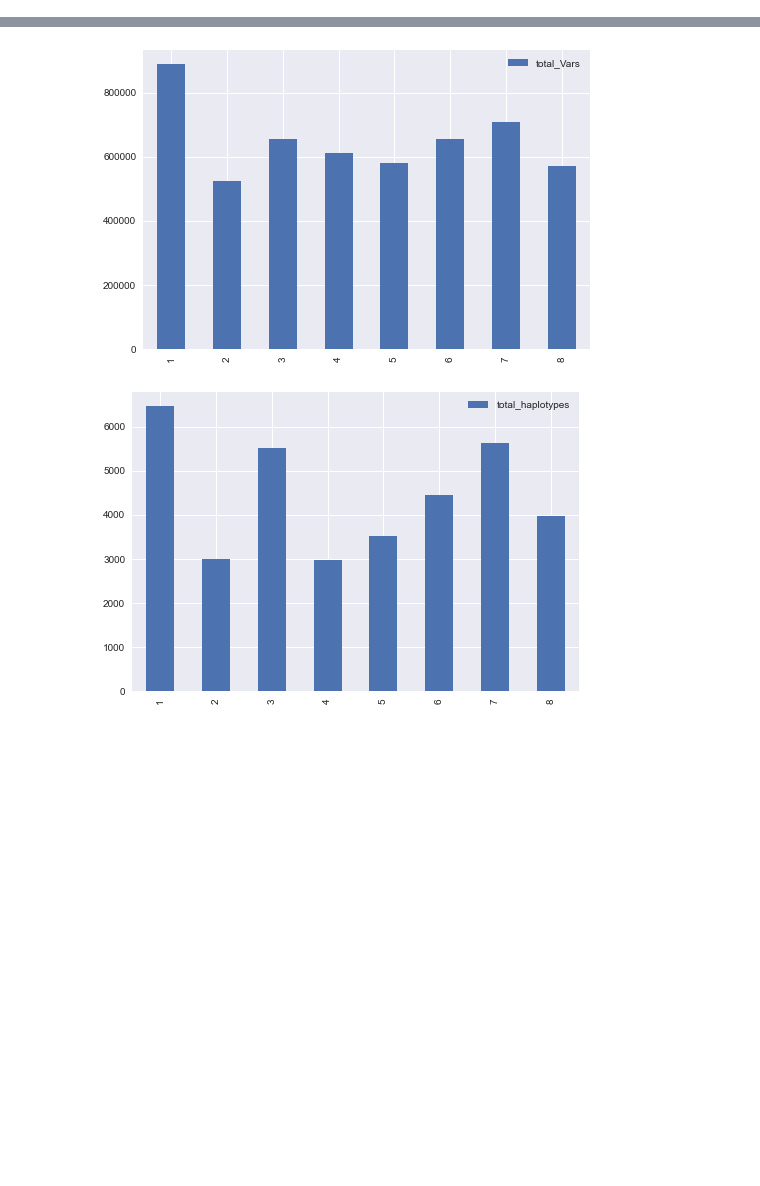
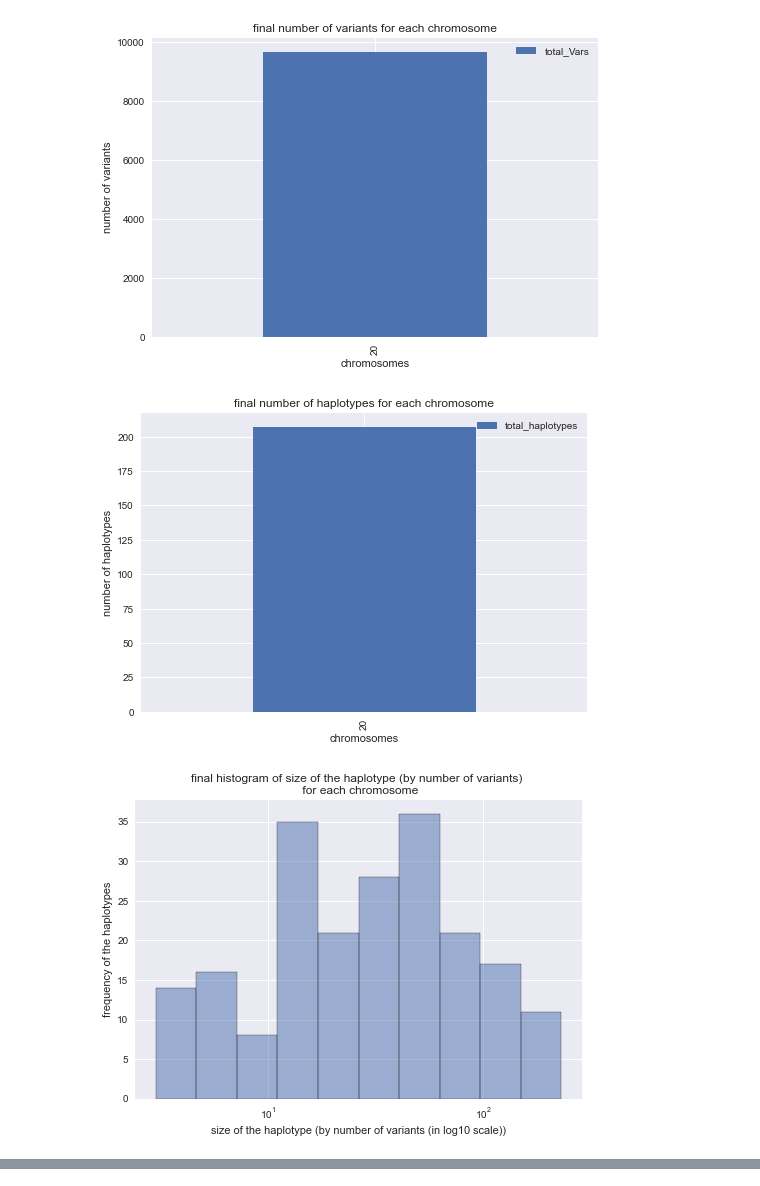
Before and after one commit to everestial/phase-extender, a Jupyter notebook: quickstart.ipynb, the cells around one changed output, grey strips where cells are left out. Drawn from its saved outputs; the diff is of its cells as text; code cells hidden in the pictures; blank space fills up the shorter version.

Commit message:
Add plot for quickstart

```diff
--- a/quickstart.ipynb
+++ b/quickstart.ipynb
@@ -33,2 +41,5 @@ initial_hap_df
 # %%
+
 plot_all_data(initial_hap_df, soi=soi, prefix='initial',outputdir=outputdir ,logscale_x=True)
+final_hap_df = pd.read_csv(final_df_path1, sep='\t', )
+final_hap_df
@@ -35,3 +48,0 @@ plot_all_data(initial_hap_df, soi=soi, prefix='initial',outputdir=outputdir ,log
-# %%
-final_hap_df = pd.read_csv(final_df_path, sep='\t', )
-final_hap_df
@@ -48,2 +49,7 @@ final_hap_df
 # %%
-plot_all_data(final_hap_df, soi, prefix='final',outputdir=outputdir,logscale_x=True, show_plot=False)
+
+plot_all_data(final_hap_df, soi, prefix='final',outputdir=outputdir,logscale_x=True,show_plot=True)
+# %% [output]
+[figure, added]
+[figure, added]
+[figure, added]
@@ -50,12 +56,0 @@ plot_all_data(final_hap_df, soi, prefix='final',outputdir=outputdir,logscale_x=T
-# %%
-xcol="CHROM"
-ycol="total_Vars"
-plot_bar_hapstats(final_hap_df, xcol, ycol, filepath='chrome_by_total_vars', show_plot=True)
-# %% [output]
-[figure, removed]
-# %%
-xcol="CHROM"
-ycol="total_haplotypes"
-plot_bar_hapstats(final_hap_df, xcol, ycol, filepath='chrome_by_total_haplotypes',show_plot=True)
-# %% [output]
-[figure, removed]
```
Also changed, not shown: parts of 17 cells of this notebook.
